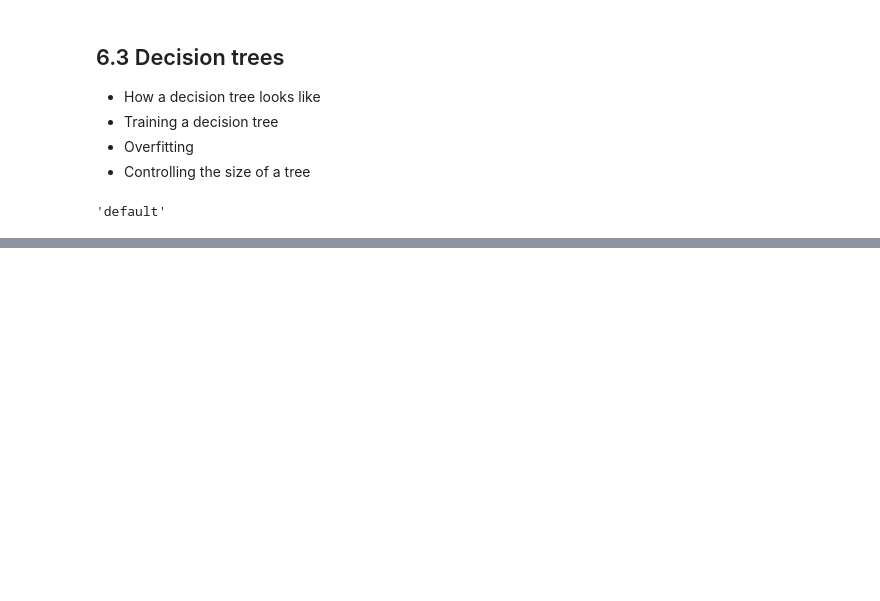
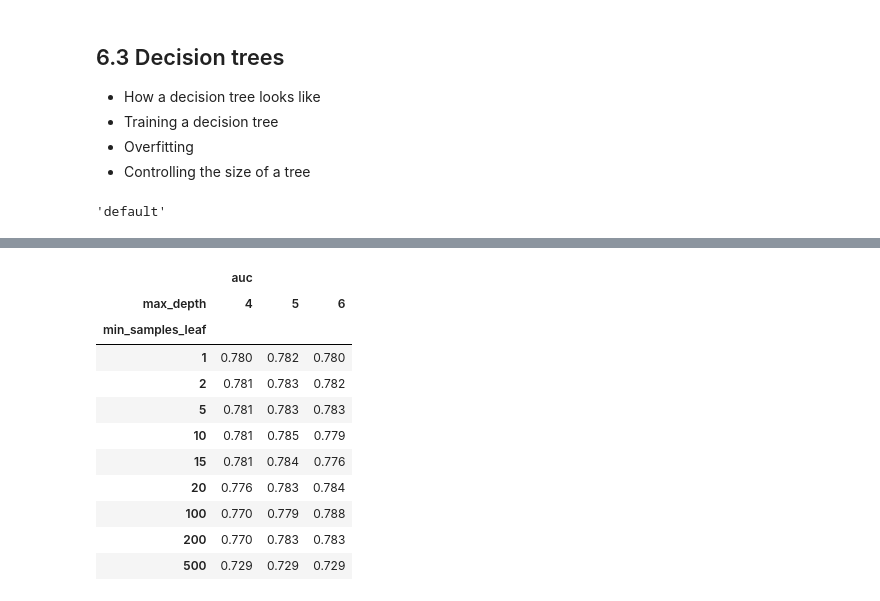
Before and after one commit to meiyin05/machine-learning-zoomcamp, a Jupyter notebook: 04-tree/credit_risk.ipynb, the cells around one changed output, grey strips where cells are left out. Saved outputs shown, nothing was run; the diff lists cells and outputs as text; code cells hidden in the pictures; blank space fills up the shorter version.

```diff
--- a/04-tree/credit_risk.ipynb
+++ b/04-tree/credit_risk.ipynb
@@ -236,0 +280,8 @@ assess_risk(xi)
+# %%
+y_pred = dt.predict_proba(X_train)[:,1]
+auc = roc_auc_score(y_train, y_pred)
+print('train:',auc)
+
+y_pred = dt.predict_proba(X_val)[:,1]
+auc = roc_auc_score(y_val, y_pred)
+print('val:', auc)
@@ -236,0 +516,16 @@ assess_risk(xi)
+# %%
+df_scores_pivot = df_scores.pivot(index='min_samples_leaf', columns=['max_depth'],values=['auc'])
+df_scores_pivot.round(3)
+# %% [output]
+|  | auc |  |  |
+| max_depth | 4 | 5 | 6 |
+| min_samples_leaf |  |  |  |
+| 1 | 0.780 | 0.782 | 0.780 |
+| 2 | 0.781 | 0.783 | 0.782 |
+| 5 | 0.781 | 0.783 | 0.783 |
+| 10 | 0.781 | 0.785 | 0.779 |
+| 15 | 0.781 | 0.784 | 0.776 |
+| 20 | 0.776 | 0.783 | 0.784 |
+| 100 | 0.770 | 0.779 | 0.788 |
+| 200 | 0.770 | 0.783 | 0.783 |
+| 500 | 0.729 | 0.729 | 0.729 |
```
Also changed, not shown: parts of 42 cells of this notebook.
